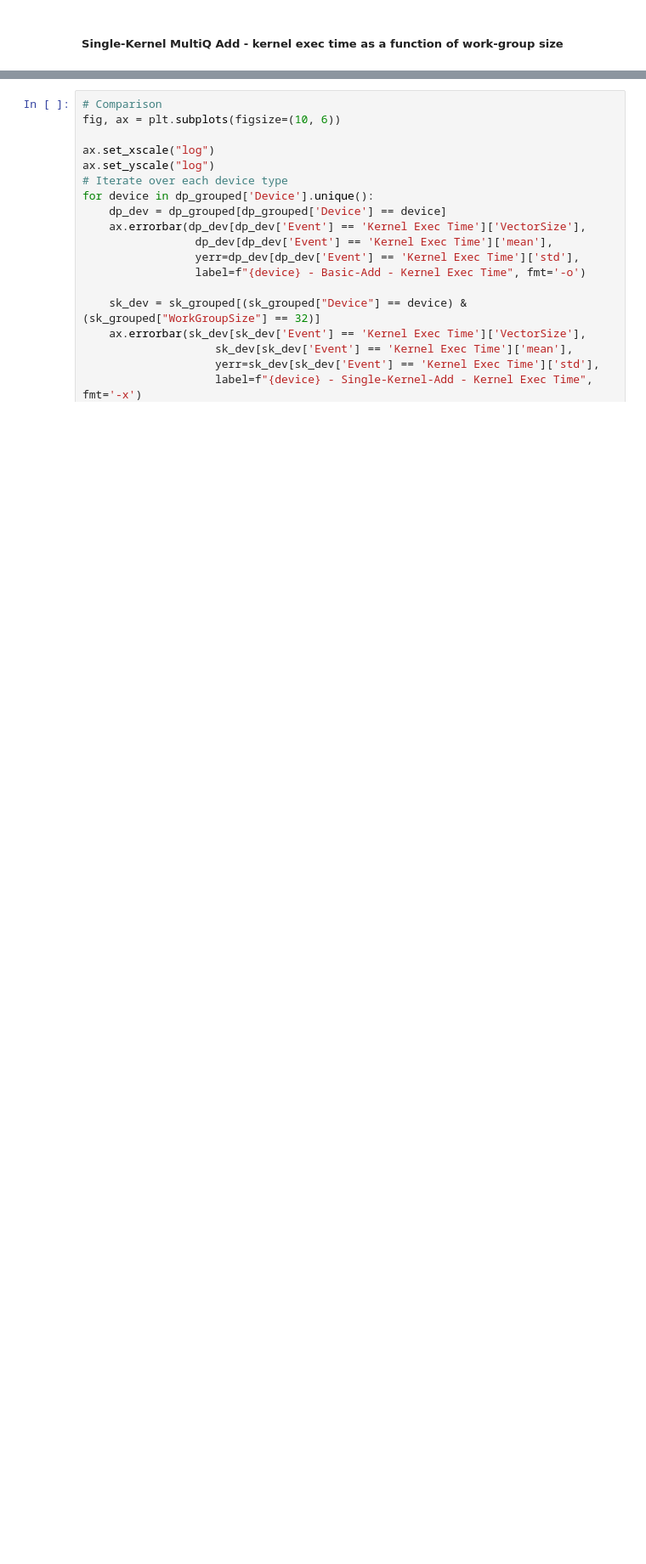
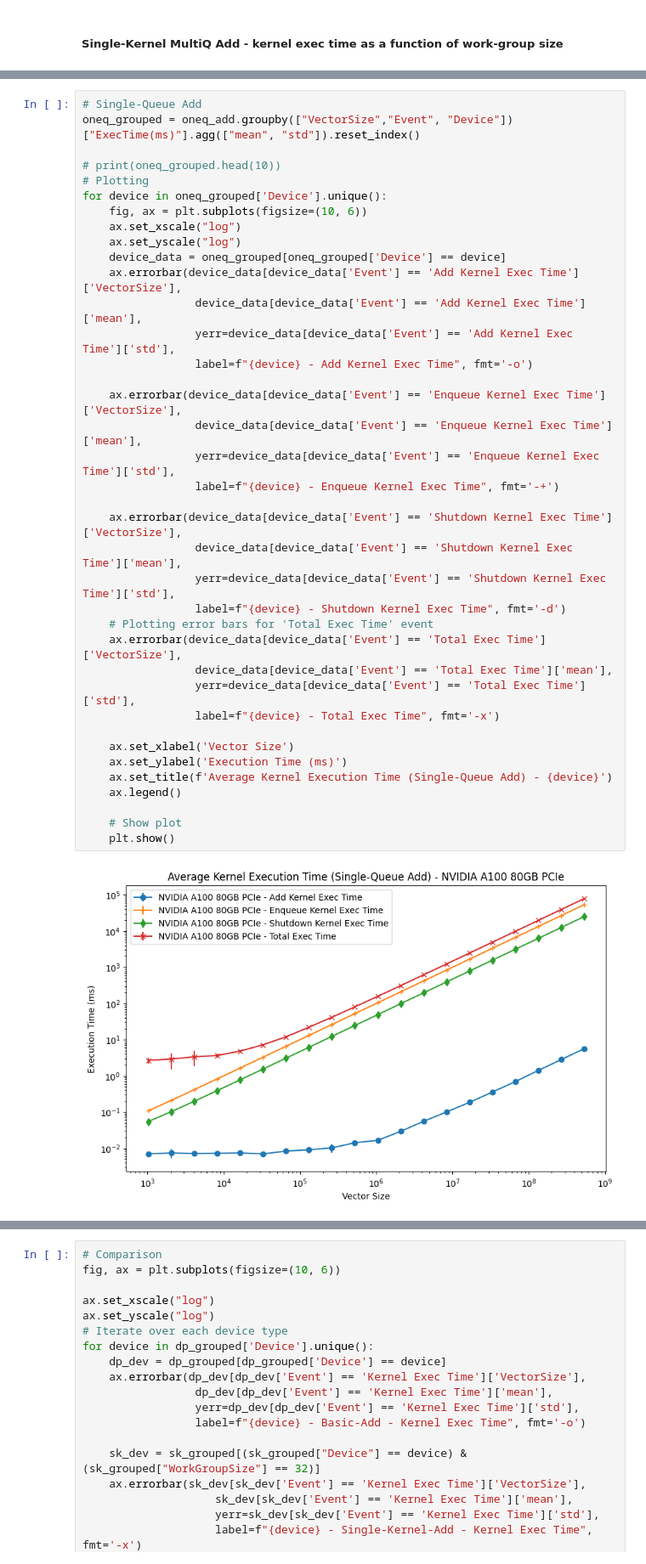
Before and after one commit to MichaelBo1/Fine-Grained-Parallelism-SYCL, a Jupyter notebook: sycl-port/vector-add/timing_analysis.ipynb, the cells around one changed output, grey strips where cells are left out. Shown at 85% size. Saved outputs shown, nothing was run; the diff lists cells and outputs as text; blank space fills up the shorter version.

```diff
--- a/sycl-port/vector-add/timing_analysis.ipynb
+++ b/sycl-port/vector-add/timing_analysis.ipynb
@@ -105,0 +87,40 @@ for device in sk_grouped['Device'].unique():
+# %%
+# Single-Queue Add
+oneq_grouped = oneq_add.groupby(["VectorSize","Event", "Device"])["ExecTime(ms)"].agg(["mean", "std"]).reset_index()
+
+# print(oneq_grouped.head(10))
+# Plotting
+for device in oneq_grouped['Device'].unique():
+    fig, ax = plt.subplots(figsize=(10, 6))
+    ax.set_xscale("log")
+    ax.set_yscale("log")
+    device_data = oneq_grouped[oneq_grouped['Device'] == device]
+    ax.errorbar(device_data[device_data['Event'] == 'Add Kernel Exec Time']['VectorSize'],
+                 device_data[device_data['Event'] == 'Add Kernel Exec Time']['mean'],
+                 yerr=device_data[device_data['Event'] == 'Add Kernel Exec Time']['std'],
+                 label=f"{device} - Add Kernel Exec Time", fmt='-o')
+
+    ax.errorbar(device_data[device_data['Event'] == 'Enqueue Kernel Exec Time']['VectorSize'],
+                 device_data[device_data['Event'] == 'Enqueue Kernel Exec Time']['mean'],
+                 yerr=device_data[device_data['Event'] == 'Enqueue Kernel Exec Time']['std'],
+                 label=f"{device} - Enqueue Kernel Exec Time", fmt='-+')
+
+    ax.errorbar(device_data[device_data['Event'] == 'Shutdown Kernel Exec Time']['VectorSize'],
+                 device_data[device_data['Event'] == 'Shutdown Kernel Exec Time']['mean'],
+                 yerr=device_data[device_data['Event'] == 'Shutdown Kernel Exec Time']['std'],
+                 label=f"{device} - Shutdown Kernel Exec Time", fmt='-d')
+    # Plotting error bars for 'Total Exec Time' event
+    ax.errorbar(device_data[device_data['Event'] == 'Total Exec Time']['VectorSize'],
+                 device_data[device_data['Event'] == 'Total Exec Time']['mean'],
+                 yerr=device_data[device_data['Event'] == 'Total Exec Time']['std'],
+                 label=f"{device} - Total Exec Time", fmt='-x')
+
+    ax.set_xlabel('Vector Size')
+    ax.set_ylabel('Execution Time (ms)')
+    ax.set_title(f'Average Kernel Execution Time (Single-Queue Add) - {device}')
+    ax.legend()
+
+    # Show plot
+    plt.show()
+# %% [output]
+[figure, added]
```
Also changed, not shown: parts of 4 cells of this notebook, 3 other files.
